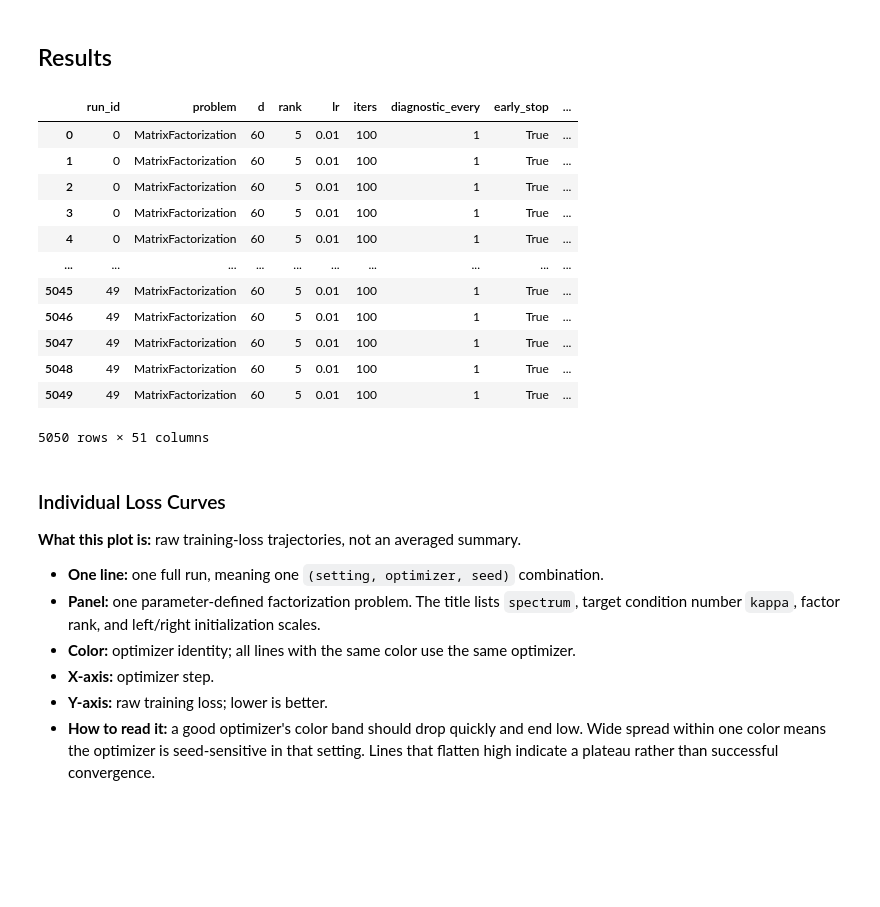
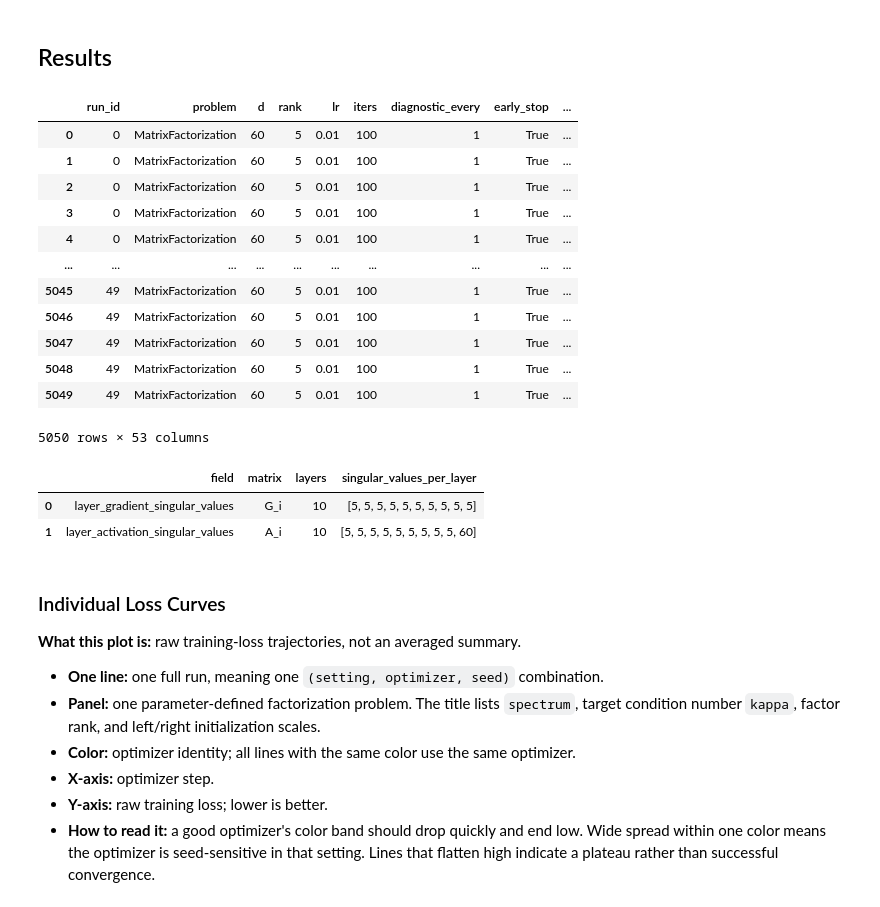
Before and after one commit to TianyangLiu-Work/muonexperiment, a Jupyter notebook: Notebooks/E11_paper_condition_diagnostics_torch.ipynb, the cells around one changed output. Drawn from its saved outputs; the diff is of its cells as text; code cells hidden in the pictures; blank space fills up the shorter version.

Commit message:
Record E11 layerwise singular spectra

```diff
--- a/Notebooks/E11_paper_condition_diagnostics_torch.ipynb
+++ b/Notebooks/E11_paper_condition_diagnostics_torch.ipynb
@@ -271,6 +275,24 @@ def nuclear_fro_ratio(matrix, epsilon=1e-12):
     return float((numerator / denominator).detach().cpu())
 
 
+def matrix_singular_values(matrix):
+    return [float(value) for value in torch.linalg.svdvals(matrix.detach()).detach().cpu()]
+
+
+def nuclear_fro_ratio_from_singular_values(singular_values, epsilon=1e-12):
+    values = np.asarray(singular_values, dtype=float)
+    if values.size == 0:
+        return 0.0
+    return float(values.sum() ** 2 / max(float(np.square(values).sum()), epsilon))
+
+
+def stable_rank_from_singular_values(singular_values, epsilon=1e-12):
+    values = np.asarray(singular_values, dtype=float)
+    if values.size == 0:
+        return 0.0
+    return float(np.square(values).sum() / max(float(values[0] ** 2), epsilon))
+
+
 def relative_update_diagnostics(params_before, params_after, gradients):
     updates = [after.detach() - before.detach() for before, after in zip(params_before, params_after)]
     return {
@@ -312,8 +334,10 @@ def mf_condition_scores(problem, factors):
         tensor.grad = None
 
     activations = factor_input_activations(factors, problem.input_matrix)
-    gradient_scores = [nuclear_fro_ratio(grad) for grad in gradients]
-    activation_stable_ranks = [util.diagnostics.stable_rank(activation) for activation in activations]
+    gradient_singular_values = [matrix_singular_values(grad) for grad in gradients]
+    activation_singular_values = [matrix_singular_values(activation) for activation in activations]
+    gradient_scores = [nuclear_fro_ratio_from_singular_values(values) for values in gradient_singular_values]
+    activation_stable_ranks = [stable_rank_from_singular_values(values) for values in activation_singular_values]
     layer_condition_scores = [
         gradient_score / max(activation_rank, 1e-12)
         for gradient_score, activation_rank in zip(gradient_scores, activation_stable_ranks)
@@ -326,7 +350,9 @@ def mf_condition_scores(problem, factors):
         "strict_activation_stable_rank": float(np.mean(activation_stable_ranks)),
         "factor_proxy_stable_rank": float(np.mean([util.diagnostics.stable_rank(factor) for factor in factors])),
         "layer_gradient_nuclear_fro_ratio": [float(value) for value in gradient_scores],
+        "layer_gradient_singular_values": gradient_singular_values,
         "layer_activation_stable_rank": [float(value) for value in activation_stable_ranks],
+        "layer_activation_singular_values": activation_singular_values,
         "layer_condition_score": [float(value) for value in layer_condition_scores],
         **util.diagnostics.aggregate_matrix_diagnostics(gradients, prefix="grad"),
     }
@@ -401,23 +427,42 @@ def single_run(run):
 # %%
 runs = util.run_experiments(
     runs, single_run, num_workers=NUM_WORKERS, backend=JOBLIB_BACKEND,
     algo_order=ALGOS, sort_columns=("run_id", "step"), desc=NOTEBOOK_ID,
 )
 IPython.display.display(runs)
+
+sample_singular_values = runs.iloc[0]
+IPython.display.display(pd.DataFrame([
+    {
+        "field": "layer_gradient_singular_values",
+        "matrix": "G_i",
+        "layers": len(sample_singular_values["layer_gradient_singular_values"]),
+        "singular_values_per_layer": [len(values) for values in sample_singular_values["layer_gradient_singular_values"]],
+    },
+    {
+        "field": "layer_activation_singular_values",
+        "matrix": "A_i",
+        "layers": len(sample_singular_values["layer_activation_singular_values"]),
+        "singular_values_per_layer": [len(values) for values in sample_singular_values["layer_activation_singular_values"]],
+    },
+]))
 # %% [output]
 |  | run_id | problem | d | rank | lr | iters | diagnostic_every | early_stop | ... |
 | 0 | 0 | MatrixFactorization | 60 | 5 | 0.01 | 100 | 1 | True | ... |
 | 1 | 0 | MatrixFactorization | 60 | 5 | 0.01 | 100 | 1 | True | ... |
 | 2 | 0 | MatrixFactorization | 60 | 5 | 0.01 | 100 | 1 | True | ... |
 | 3 | 0 | MatrixFactorization | 60 | 5 | 0.01 | 100 | 1 | True | ... |
 | 4 | 0 | MatrixFactorization | 60 | 5 | 0.01 | 100 | 1 | True | ... |
 | ... | ... | ... | ... | ... | ... | ... | ... | ... | ... |
 | 5045 | 49 | MatrixFactorization | 60 | 5 | 0.01 | 100 | 1 | True | ... |
 | 5046 | 49 | MatrixFactorization | 60 | 5 | 0.01 | 100 | 1 | True | ... |
 | 5047 | 49 | MatrixFactorization | 60 | 5 | 0.01 | 100 | 1 | True | ... |
 | 5048 | 49 | MatrixFactorization | 60 | 5 | 0.01 | 100 | 1 | True | ... |
 | 5049 | 49 | MatrixFactorization | 60 | 5 | 0.01 | 100 | 1 | True | ... |
-5050 rows × 51 columns
+5050 rows × 53 columns
+|  | field | matrix | layers | singular_values_per_layer |
+| 0 | layer_gradient_singular_values | G_i | 10 | [5, 5, 5, 5, 5, 5, 5, 5, 5, 5] |
+| 1 | layer_activation_singular_values | A_i | 10 | [5, 5, 5, 5, 5, 5, 5, 5, 5, 60] |
 # %% [markdown]
 ### Individual Loss Curves
 
```
Also changed, not shown: parts of 2 cells of this notebook.
